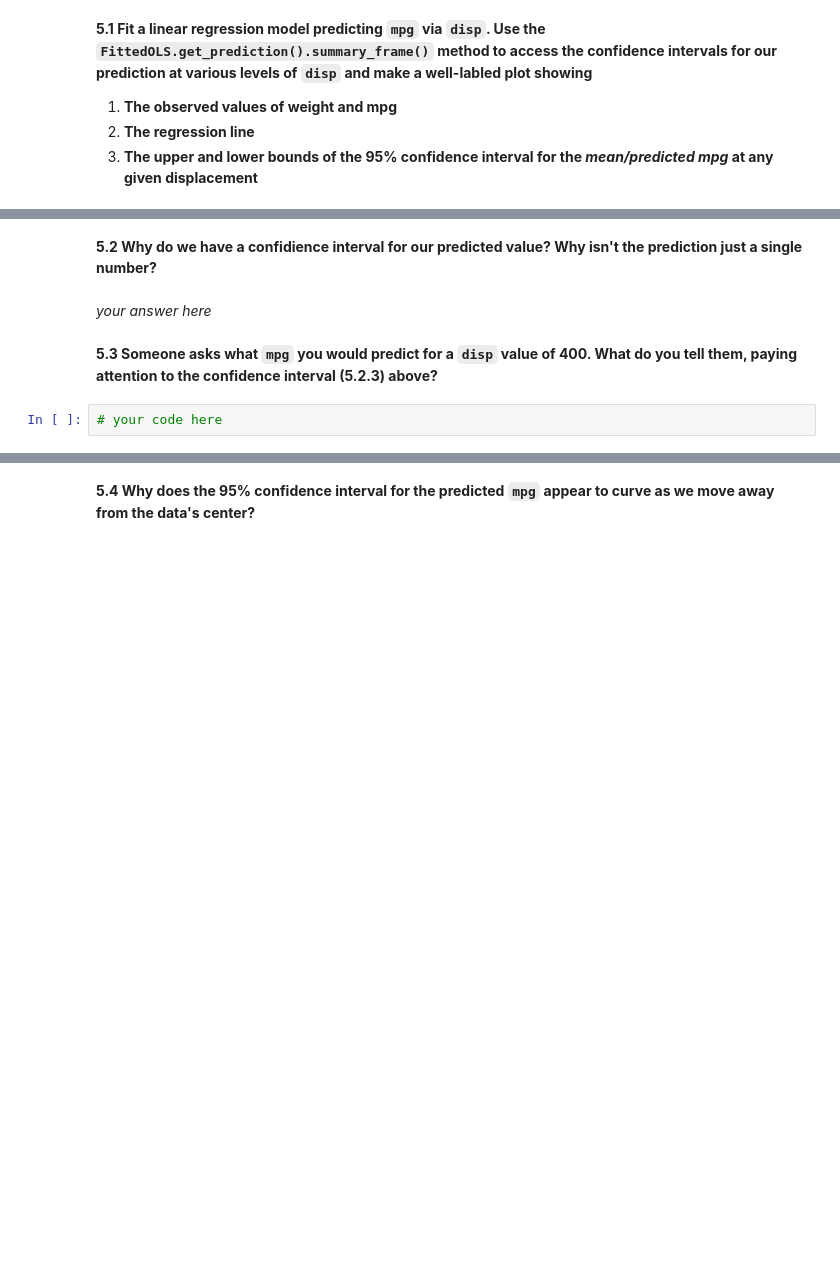
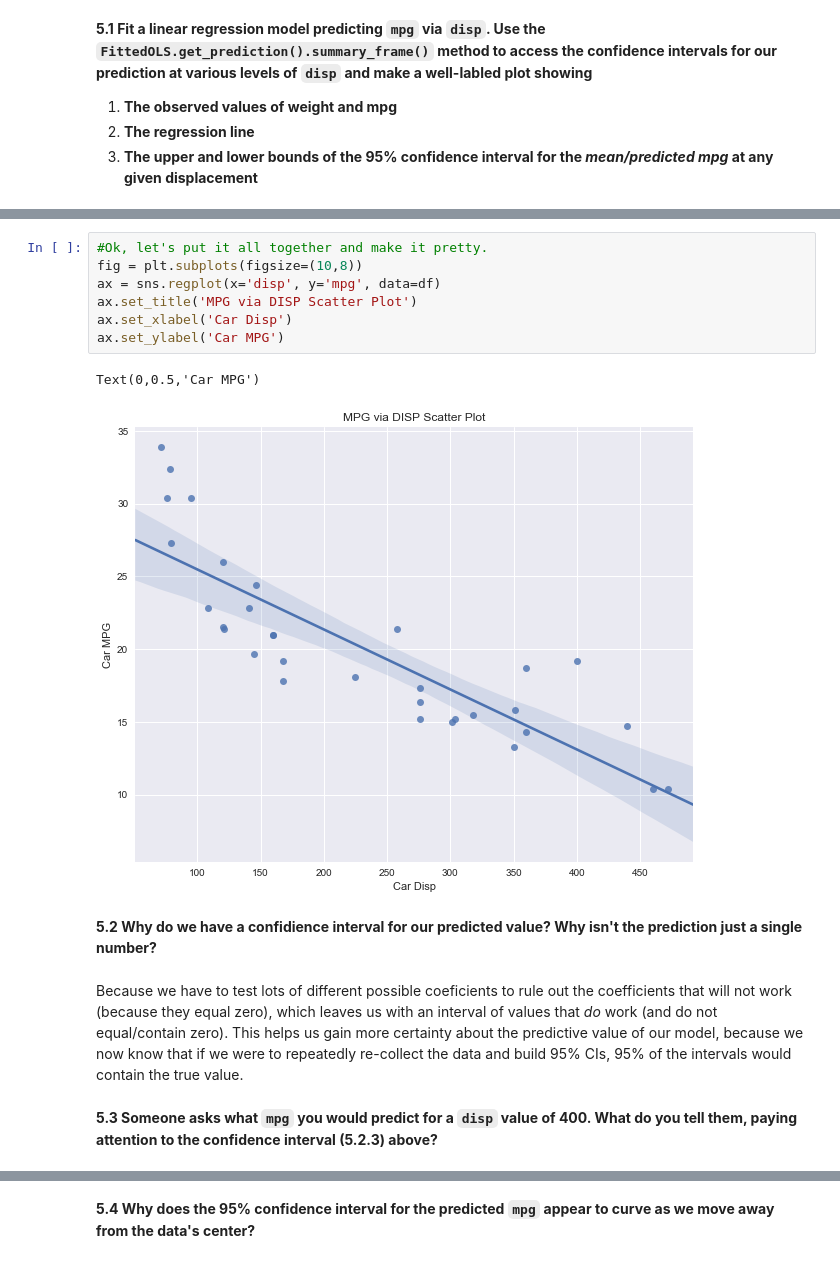
Before and after one commit to avrielepps/CS109AHW, a Jupyter notebook: cs109a_hw2_209/cs109a_hw2_209.ipynb, the cells around one changed output, grey strips where cells are left out. Saved outputs shown, nothing was run; the diff lists cells and outputs as text; blank space fills up the shorter version.

```diff
--- a/cs109a_hw2_209/cs109a_hw2_209.ipynb
+++ b/cs109a_hw2_209/cs109a_hw2_209.ipynb
@@ -95,8 +152,16 @@ X = sm.add_constant(X)
+# %%
+#Ok, let's put it all together and make it pretty.
+fig = plt.subplots(figsize=(10,8))
+ax = sns.regplot(x='disp', y='mpg', data=df)
+ax.set_title('MPG via DISP Scatter Plot')
+ax.set_xlabel('Car Disp')
+ax.set_ylabel('Car MPG')
+# %% [output]
+Text(0,0.5,'Car MPG')
+[figure, added]
 # %% [markdown]
 **5.2 Why do we have a confidience interval for our predicted value? Why isn't the prediction just a single number?**
-# %% [markdown]
-*your answer here*
+# %% [markdown]
+Because we have to test lots of different possible coeficients to rule out the coefficients that will not work (because they equal zero), which leaves us with an interval of values that _do_ work (and do not equal/contain zero). This helps us gain more certainty about the predictive value of our model, because we now know that if we were to repeatedly re-collect the data and build 95% CIs, 95% of the intervals would contain the true value.
 # %% [markdown]
 **5.3 Someone asks what `mpg` you would predict for a `disp` value of 400. What do you tell them, paying attention to the confidence interval (5.2.3) above?**
-# %%
-# your code here
```
Also changed, not shown: parts of 8 cells of this notebook, 2 other files.
